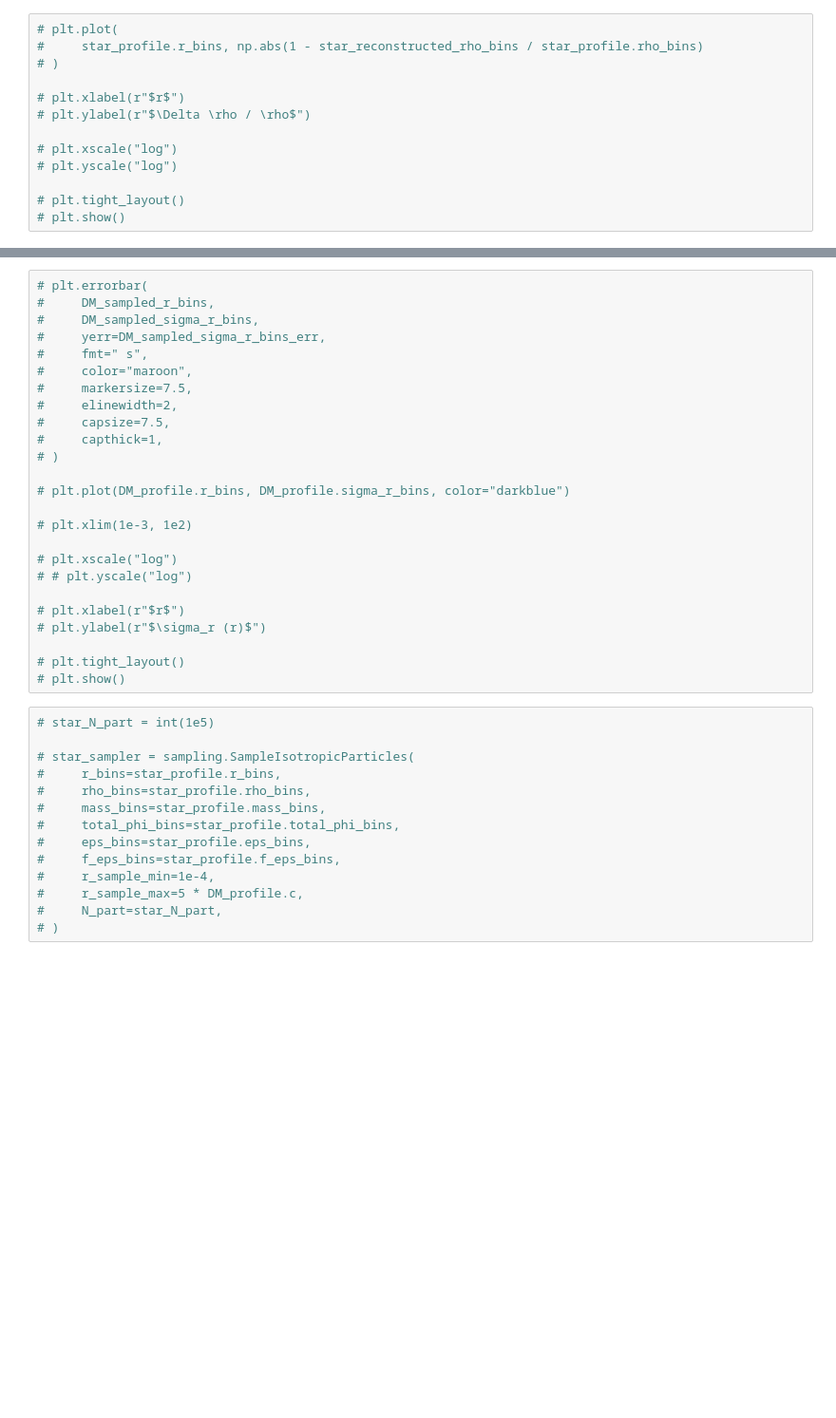
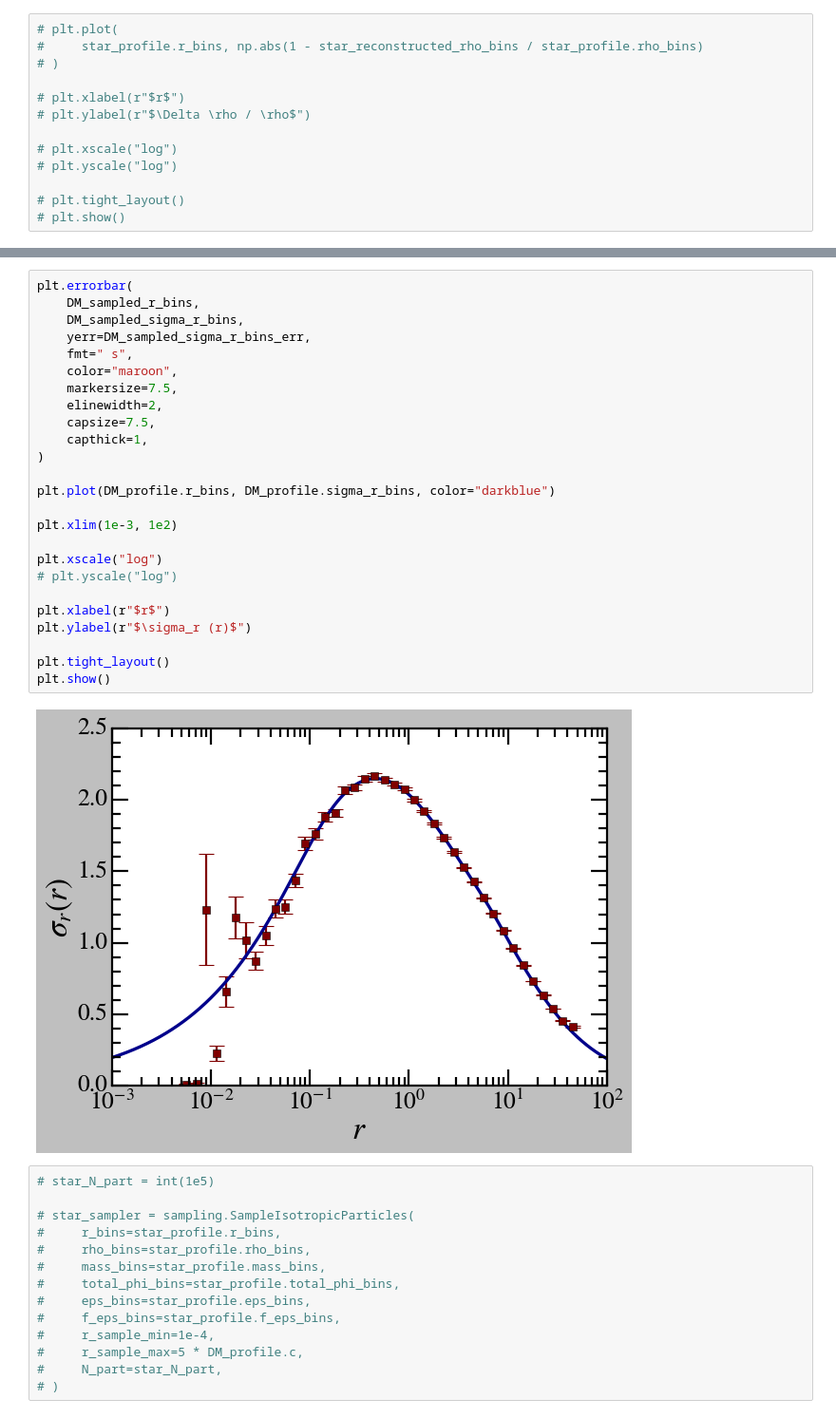
Before and after one commit to vinh-qtran/SoftIsoICs, a Jupyter notebook: nbs/test.ipynb, the cells around one changed output, grey strips where cells are left out. Shown at 95% size. Saved outputs shown, nothing was run; the diff lists cells and outputs as text; blank space fills up the shorter version.

```diff
--- a/nbs/test.ipynb
+++ b/nbs/test.ipynb
@@ -188,28 +225,30 @@ gas_profile.get_potential_dependent_profiles(total_phi_bins=gas_total_phi_bins)
 # %%
-# plt.errorbar(
-#     DM_sampled_r_bins,
-#     DM_sampled_sigma_r_bins,
-#     yerr=DM_sampled_sigma_r_bins_err,
-#     fmt=" s",
-#     color="maroon",
-#     markersize=7.5,
-#     elinewidth=2,
-#     capsize=7.5,
-#     capthick=1,
-# )
+plt.errorbar(
+    DM_sampled_r_bins,
+    DM_sampled_sigma_r_bins,
+    yerr=DM_sampled_sigma_r_bins_err,
+    fmt=" s",
+    color="maroon",
+    markersize=7.5,
+    elinewidth=2,
+    capsize=7.5,
+    capthick=1,
+)
 
-# plt.plot(DM_profile.r_bins, DM_profile.sigma_r_bins, color="darkblue")
+plt.plot(DM_profile.r_bins, DM_profile.sigma_r_bins, color="darkblue")
 
-# plt.xlim(1e-3, 1e2)
+plt.xlim(1e-3, 1e2)
 
-# plt.xscale("log")
-# # plt.yscale("log")
+plt.xscale("log")
+# plt.yscale("log")
 
-# plt.xlabel(r"$r$")
-# plt.ylabel(r"$\sigma_r (r)$")
+plt.xlabel(r"$r$")
+plt.ylabel(r"$\sigma_r (r)$")
 
-# plt.tight_layout()
-# plt.show()
+plt.tight_layout()
+plt.show()
+# %% [output]
+[figure, added]
 # %%
 # star_N_part = int(1e5)
 
```
Also changed, not shown: parts of 14 cells of this notebook, 2 other files.
